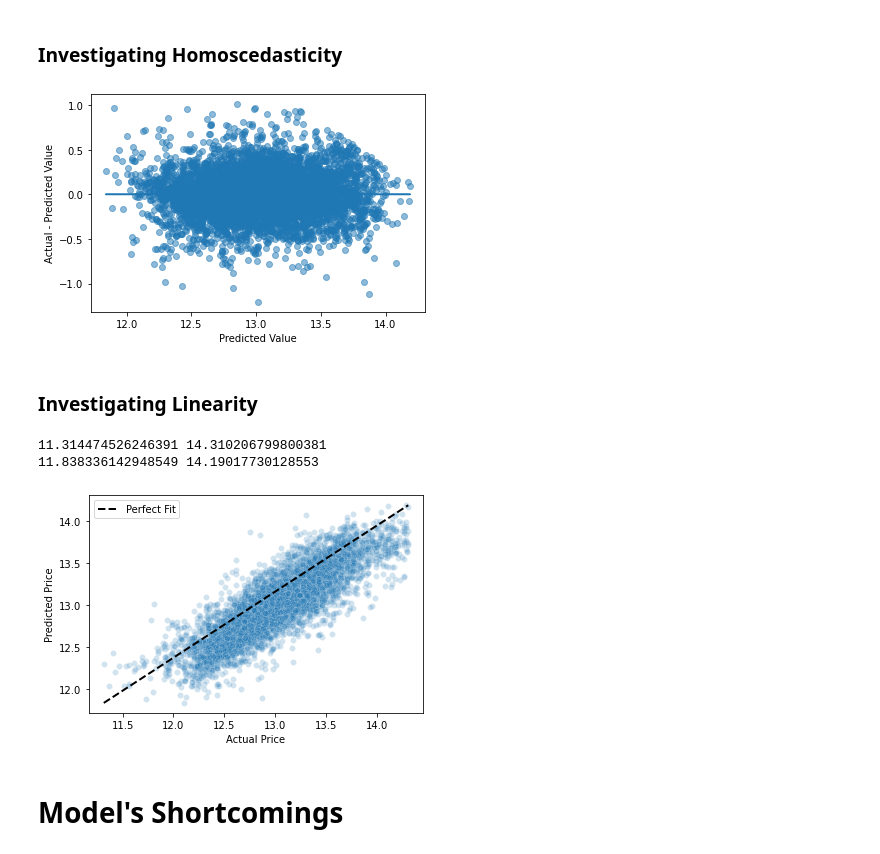
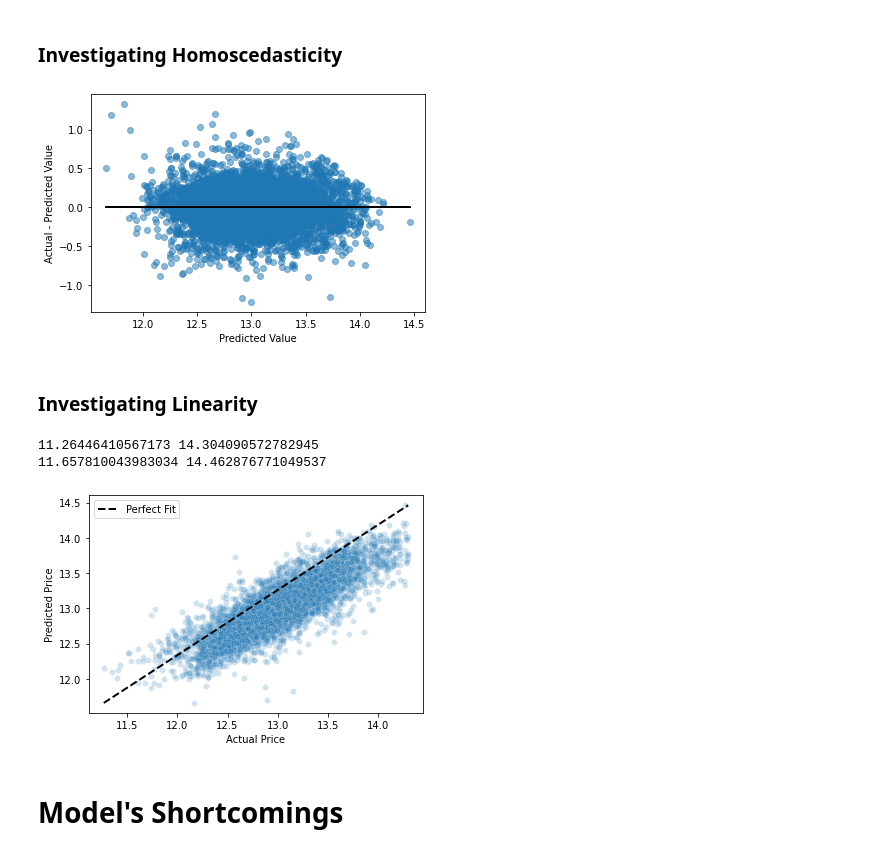
Before and after one commit to miladshiraniUCB/King-County-Property-Prices-Prediction, a Jupyter notebook: student.ipynb, the cells around one changed output. Saved outputs shown, nothing was run; the diff lists cells and outputs as text; code cells hidden in the pictures.

```diff
--- a/student.ipynb
+++ b/student.ipynb
@@ -246,11 +271,13 @@ df_no_outliers.drop(columns = "z_score", axis = 1, inplace = True)
 # %%
 max_b = 8 #max(df_no_outliers["bedrooms"])
 max_bath = 7
+min_bath = 1
 max_lot = max(df_no_outliers["sqft_lot"])
 max_liv = max(df_no_outliers["sqft_living"])
 
 condition = ((df_no_outliers["bedrooms"] == max_b)
              | (df_no_outliers["bathrooms"] == max_bath)
+             | (df_no_outliers["bathrooms"] < min_bath)
              | (df_no_outliers["sqft_lot"] == max_lot)
              | (df_no_outliers["sqft_living"] == max_liv)
              | (df_no_outliers["grade"] == "3 Poor"))
@@ -1051,27 +1082,7 @@ From this calculation, we are going to drop `9 Better` and `6 Low Average` we ag
 df_final = concatenate(include_grade = True, include_zipcode = False,
                        include_condition = False)
 to_drop = ["price", "waterfront_null", "long"
-
-#           , "13 Mansion"
-          , "12 Luxury"
-          , "11 Excellent"
-#           , "10 Very Good"
-          , "9 Better"
-#           , "8 Good"
-#           , "7 Average"
-#           , "6 Low Average"
-#           , "5 Fair"
-#           , "4 Low"
-
-
-
-#           , "waterfront_impute"
-
-          , "sqft_lot"              ## 3 Very Low Coefficient compare to others
-#           , "bedrooms"              ## 4 Very Low Coefficient compare to others
-#           , "floors"                ## 4 Very Low Coefficient compare to others
-          , "bathrooms"             ## 4 Very Low Coefficient compare to others
-          ]
+          , "6 Low Average", "sqft_lot", "bathrooms"]
 
 
 l = summary_of_results(data = df_final, to_drop = to_drop, pval = 0.05)
@@ -1141,3 +1156,11 @@ We see that the values are below 5 so we should accept these values. However, wh
+# %%
+def final_dataframe():
+    df_final = concatenate(include_grade = True, include_zipcode = False,
+                       include_condition = False)
+    to_drop = ["waterfront_null", "long"
+          , "6 Low Average", "sqft_lot", "bathrooms"]
+    df_final.drop(columns = to_drop, axis = 1, inplace = True)
+    return df_final
 # %% [markdown]
 # Baseline Model
 # %% [markdown]
@@ -1228,7 +1246,8 @@ Validation score: 0.4131928420388558
 # %%
 from sklearn.model_selection import train_test_split
 
-X = df_final.drop(columns = to_drop, axis = 1)
+df_final = final_dataframe()
+X = df_final.drop(columns = "price", axis = 1)
 y = df_final["price"]
 X_train, X_test, y_train, y_test = train_test_split(X, y, random_state=42)
 
@@ -1336,12 +1332,12 @@ corr(df_final, value = 0.1)
 # %%
 fig, ax = plt.subplots()
 
 ax.scatter(prediction, residuals, alpha=0.5)
-ax.plot(prediction, [0 for i in range(len(X_test))])
+ax.plot(prediction, [0 for i in range(len(X_test))], color = "black")
 ax.set_xlabel("Predicted Value")
 ax.set_ylabel("Actual - Predicted Value");
 # %% [output]
-[figure, old version]
+[figure, new version]
 # %% [markdown]
 ###  Investigating Linearity
 # %%
@@ -1363,9 +1359,9 @@ ax.legend();
 print(y_test.min(), y_test.max())
 print(prediction.min(), prediction.max())
 # %% [output]
-11.314474526246391 14.310206799800381
-11.838336142948549 14.19017730128553
+11.26446410567173 14.304090572782945
+11.657810043983034 14.462876771049537
-[figure, old version]
+[figure, new version]
 # %% [markdown]
 # Model's Shortcomings
 # %% [markdown]
```
Also changed, not shown: parts of 55 cells of this notebook.
